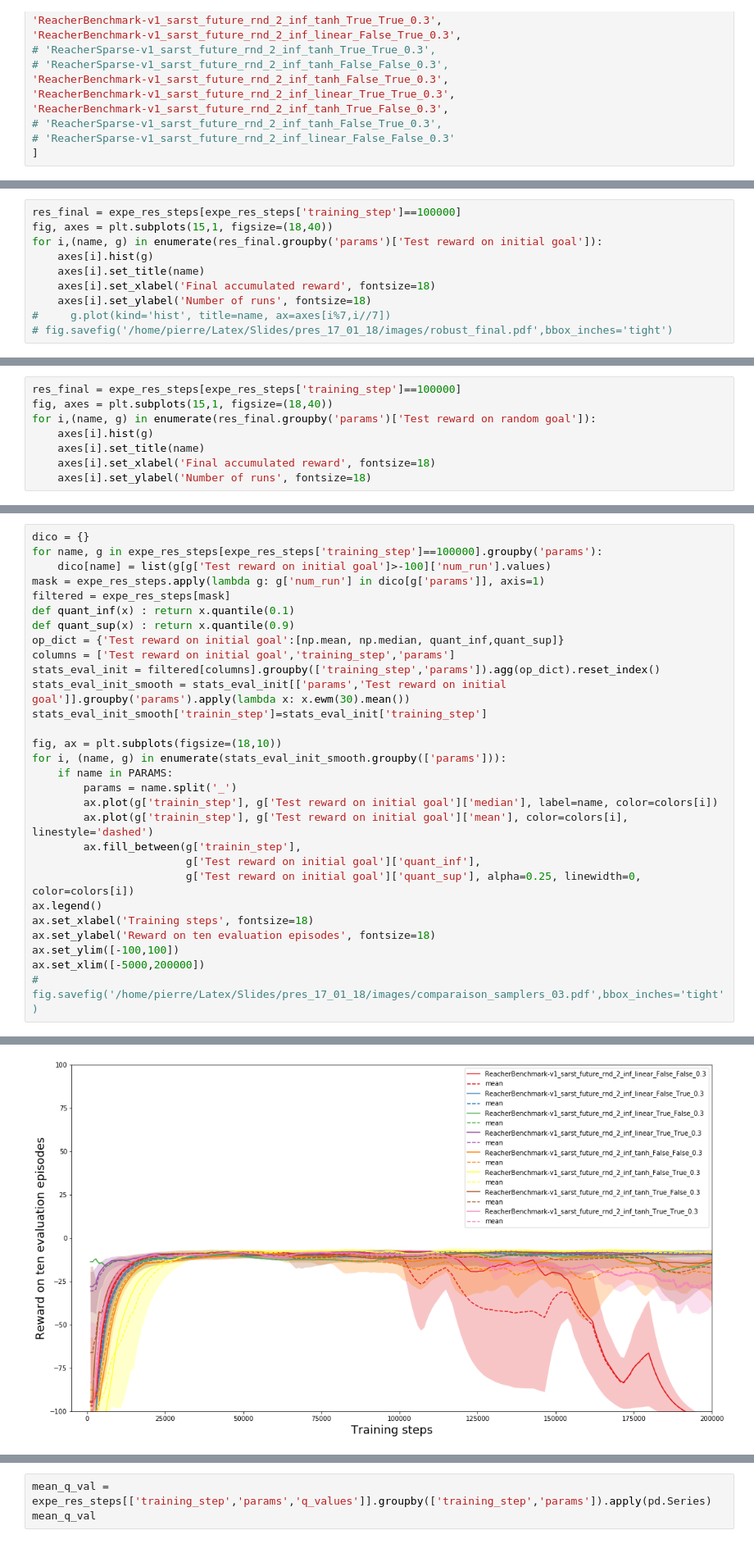
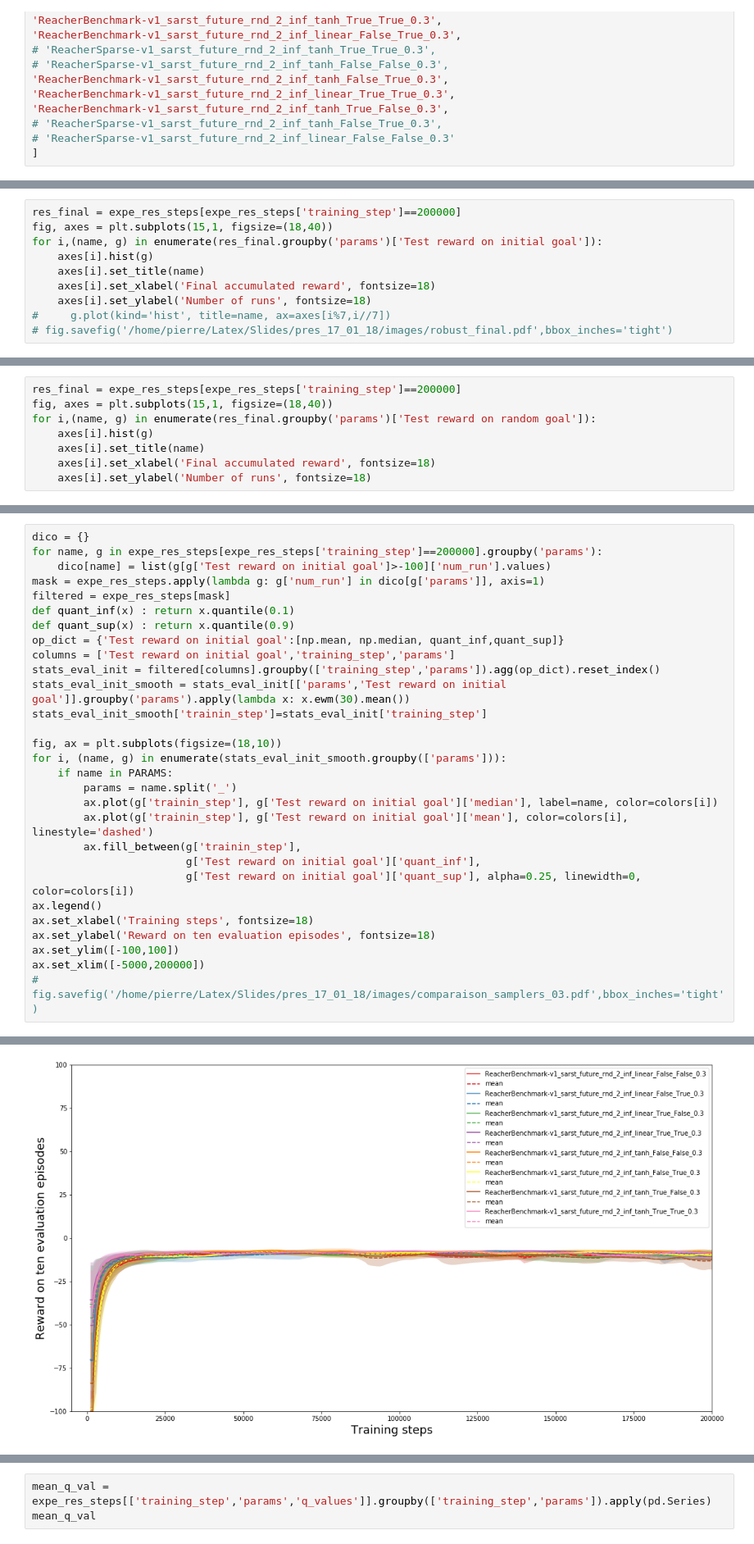
Before and after one commit to pifouuu/deep-rl, a Jupyter notebook: notebooks/sarst_comp_1_various_explo-Copy1.ipynb, the cells around one changed output, grey strips where cells are left out. Shown at 82% size. Cells and saved outputs as stored; diff of their text form.

```diff
--- a/notebooks/sarst_comp_1_various_explo-Copy1.ipynb
+++ b/notebooks/sarst_comp_1_various_explo-Copy1.ipynb
@@ -72,5 +66,5 @@ run ../log/results2/ReacherBenchmark-v1_sarst_future_rnd_2_inf_tanh_True_False_0
 # %%
-res_final = expe_res_steps[expe_res_steps['training_step']==100000]
+res_final = expe_res_steps[expe_res_steps['training_step']==200000]
 fig, axes = plt.subplots(15,1, figsize=(18,40))
 for i,(name, g) in enumerate(res_final.groupby('params')['Test reward on initial goal']):
     axes[i].hist(g)
@@ -84,5 +78,5 @@ for i,(name, g) in enumerate(res_final.groupby('params')['Test reward on initial
 # %%
-res_final = expe_res_steps[expe_res_steps['training_step']==100000]
+res_final = expe_res_steps[expe_res_steps['training_step']==200000]
 fig, axes = plt.subplots(15,1, figsize=(18,40))
 for i,(name, g) in enumerate(res_final.groupby('params')['Test reward on random goal']):
     axes[i].hist(g)
@@ -95,32 +88,32 @@ KeyError: 'Column not found: Test reward on random goal'
 # %%
 dico = {}
-for name, g in expe_res_steps[expe_res_steps['training_step']==100000].groupby('params'):
+for name, g in expe_res_steps[expe_res_steps['training_step']==200000].groupby('params'):
     dico[name] = list(g[g['Test reward on initial goal']>-100]['num_run'].values)
 mask = expe_res_steps.apply(lambda g: g['num_run'] in dico[g['params']], axis=1)
 filtered = expe_res_steps[mask]
 def quant_inf(x) : return x.quantile(0.1)
 def quant_sup(x) : return x.quantile(0.9)
 op_dict = {'Test reward on initial goal':[np.mean, np.median, quant_inf,quant_sup]}
 columns = ['Test reward on initial goal','training_step','params']
 stats_eval_init = filtered[columns].groupby(['training_step','params']).agg(op_dict).reset_index()
 stats_eval_init_smooth = stats_eval_init[['params','Test reward on initial goal']].groupby('params').apply(lambda x: x.ewm(30).mean())
 stats_eval_init_smooth['trainin_step']=stats_eval_init['training_step']
 
 fig, ax = plt.subplots(figsize=(18,10))
 for i, (name, g) in enumerate(stats_eval_init_smooth.groupby(['params'])):
     if name in PARAMS:
         params = name.split('_')
         ax.plot(g['trainin_step'], g['Test reward on initial goal']['median'], label=name, color=colors[i])
         ax.plot(g['trainin_step'], g['Test reward on initial goal']['mean'], color=colors[i], linestyle='dashed')
         ax.fill_between(g['trainin_step'],
                         g['Test reward on initial goal']['quant_inf'],
                         g['Test reward on initial goal']['quant_sup'], alpha=0.25, linewidth=0, color=colors[i])
 ax.legend()
 ax.set_xlabel('Training steps', fontsize=18)
 ax.set_ylabel('Reward on ten evaluation episodes', fontsize=18)
 ax.set_ylim([-100,100])
 ax.set_xlim([-5000,200000])
 # fig.savefig('/home/pierre/Latex/Slides/pres_17_01_18/images/comparaison_samplers_03.pdf',bbox_inches='tight')
 # %% [output]
 (-5000, 200000)
-[figure, old version]
+[figure, new version]
```
Also changed, not shown: parts of 5 cells of this notebook, 3 other files.
